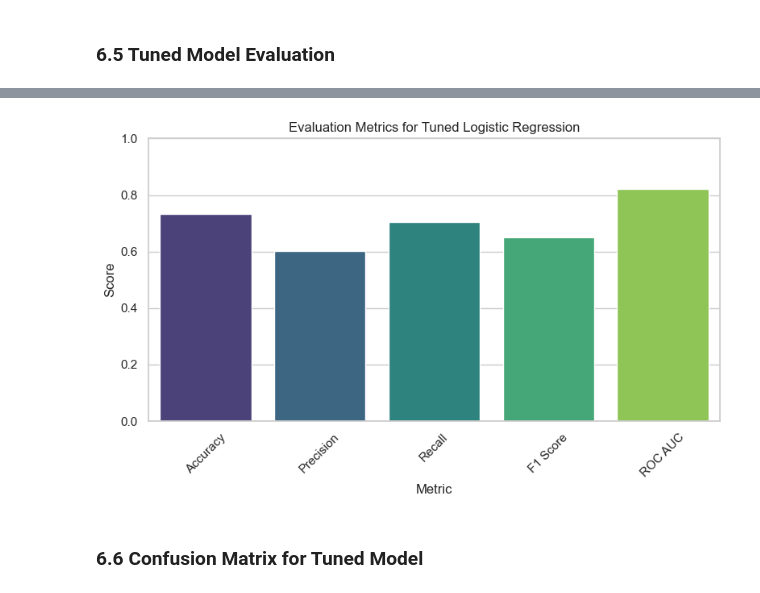
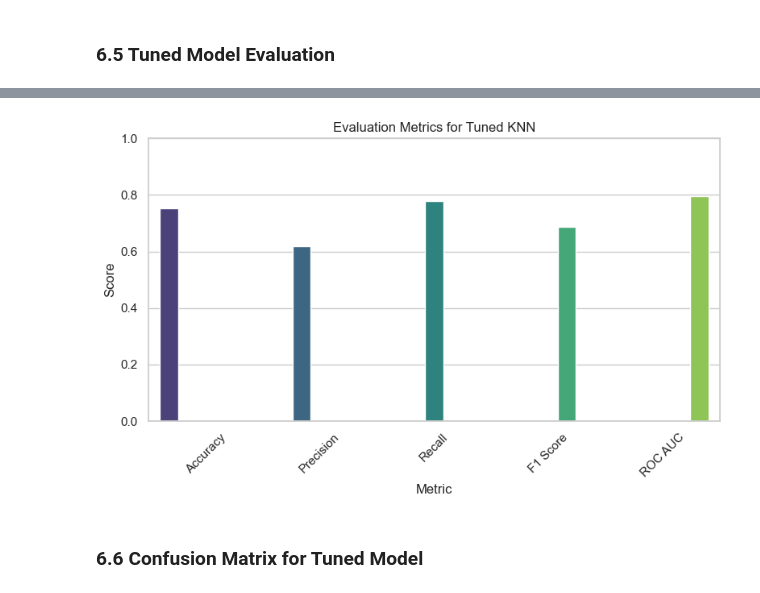
Before and after one commit to Similoluwa224/team_glucose_guard, a Jupyter notebook: capstone_diabetes.ipynb, the cells around one changed output, grey strips where cells are left out. Drawn from its saved outputs; the diff is of its cells as text; code cells hidden in the pictures.

```diff
--- a/capstone_diabetes.ipynb
+++ b/capstone_diabetes.ipynb
@@ -1575,13 +1579,13 @@ y_pred_log = log_model.predict(X_encoded_test_scaled)
 # %%
 # Random Forest
 rf_model = RandomForestClassifier(class_weight='balanced', random_state=42)
-rf_model.fit(X_encoded_train_scaled, y_train)
-y_pred_rf = rf_model.predict(X_encoded_test_scaled)
+rf_model.fit(X_train_rf, y_train)
+y_pred_rf = rf_model.predict(X_test_rf)
 # %%
 # K-Nearest Neighbours (KNN)
 knn_model = KNeighborsClassifier()
 knn_model.fit(X_knn, y_knn)
-y_pred_knn = knn_model.predict(X_encoded_test_scaled)
+y_pred_knn = knn_model.predict(X_test_knn)
 # %% [markdown]
 ### 6.2 Baseline Model Evaluation
 # %%
@@ -1609,9 +1613,9 @@ metrics = {
         f1_score(y_test, y_pred_knn)
     ],
     'ROC AUC': [
-        roc_auc_score(y_test, log_model.predict_proba(X_encoded_test_scaled)[:, 1]),
-        roc_auc_score(y_test, rf_model.predict_proba(X_encoded_test_scaled)[:, 1]),
-        roc_auc_score(y_test, knn_model.predict_proba(X_encoded_test_scaled)[:, 1])
+        roc_auc_score(y_test, log_model.predict_proba(X_test_log)[:, 1]),
+        roc_auc_score(y_test, rf_model.predict_proba(X_test_rf)[:, 1]),
+        roc_auc_score(y_test, knn_model.predict_proba(X_test_knn)[:, 1])
     ]
 }
 # %%
@@ -1660,12 +1665,12 @@ if best_model_name == 'Logistic Regression':
     grid = GridSearchCV(LogisticRegression(class_weight='balanced', random_state=42),
                         param_grid, scoring='recall', cv=cv) # GridSearchCV with recall as the scoring metric
 
-    grid.fit(X_encoded_train_scaled, y_train) # Fitting model
+    grid.fit(X_train_log, y_train) # Fitting model
 
     # Best estimator and predictions
     best_model = grid.best_estimator_
-    best_pred = best_model.predict(X_encoded_test_scaled)
-    best_proba = best_model.predict_proba(X_encoded_test_scaled)[:, 1]
+    best_pred = best_model.predict(X_test_log)
+    best_proba = best_model.predict_proba(X_test_log)[:, 1]
 
 elif best_model_name == 'Random Forest':
     param_grid = {
@@ -1681,8 +1686,8 @@ elif best_model_name == 'Random Forest':
 
     # Best estimator and predictions
     best_model = grid.best_estimator_
-    best_pred = best_model.predict(X_encoded_test_scaled)
-    best_proba = best_model.predict_proba(X_encoded_test_scaled)[:, 1]
+    best_pred = best_model.predict(X_test_rf)
+    best_proba = best_model.predict_proba(X_test_rf)[:, 1]
 
 else:  # KNN
     param_grid = {
@@ -1697,8 +1702,8 @@ else:  # KNN
 
     # Best estimator and predictions
     best_model = grid.best_estimator_
-    best_pred = best_model.predict(X_encoded_test_scaled)
-    best_proba = best_model.predict_proba(X_encoded_test_scaled)[:, 1]
+    best_pred = best_model.predict(X_test_knn)
+    best_proba = best_model.predict_proba(X_test_knn)[:, 1]
 
 print(f"\nBest Parameters for {best_model_name}: {grid.best_params_}")
 # %% [output]
@@ -1730,21 +1735,22 @@ ROC AUC:   0.8226
 # %%
 # Setting tuned metrics into a dataframe
 metrics_tuned = pd.DataFrame({
     'Metric': ['Accuracy', 'Precision', 'Recall', 'F1 Score', 'ROC AUC'],
     'Score': [accuracy_tuned, precision_tuned, recall_tuned, f1_tuned, roc_auc_tuned]
 })
 
 # Visualizing tuned metrics results
 plt.figure(figsize=(8, 5))
-sns.barplot(data=metrics_tuned, x='Metric', y='Score', hue='Metric', palette='viridis', legend=False)
+sns.barplot(data=metrics_tuned, x='Metric', y='Score', hue='Metric', palette='viridis')
 plt.ylim(0, 1)
 plt.title(f"Evaluation Metrics for Tuned {best_model_name}")
 plt.ylabel("Score")
 plt.xticks(rotation=45)
+plt.legend([],[], frameon=False)
 plt.tight_layout()
 plt.show()
 # %% [output]
-[figure, old version]
+[figure, new version]
 # %% [markdown]
 ### 6.6 Confusion Matrix for Tuned Model
 # %%
```
Also changed, not shown: parts of 39 cells of this notebook, 2 other files.
